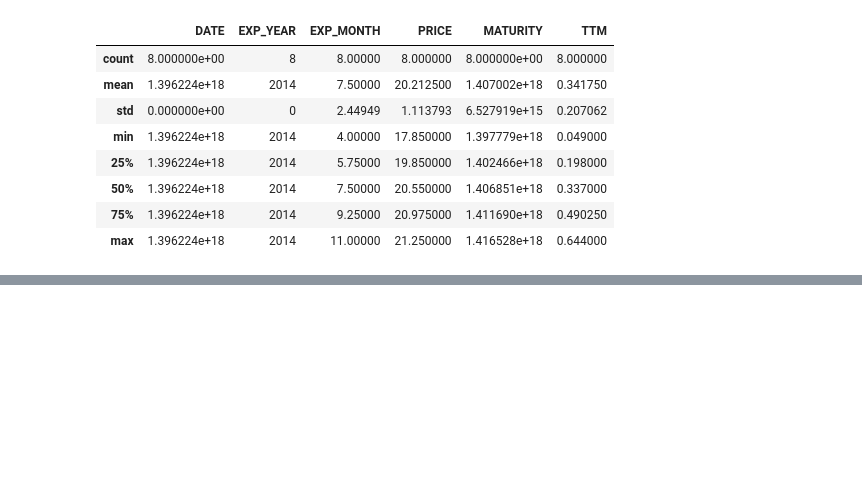
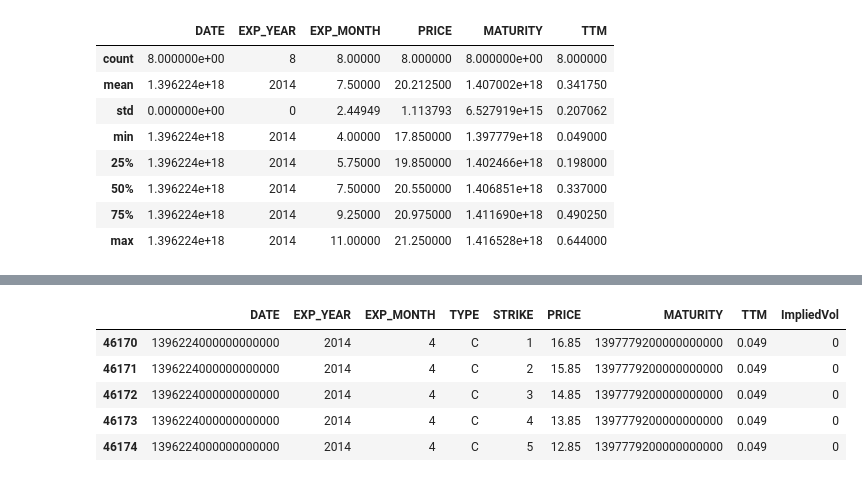
Before and after one commit to arkilic/notebooks, a Jupyter notebook: Implied Volatility and Black Scholes.ipynb, the cells around one changed output, grey strips where cells are left out. Cells and saved outputs as stored; diff of their text form; code cells hidden in the pictures; blank space fills up the shorter version.

Commit message:
WIP: Volatility work, more progress

```diff
--- a/Implied Volatility and Black Scholes.ipynb
+++ b/Implied Volatility and Black Scholes.ipynb
@@ -131,0 +140,12 @@ futures.describe()
+# %%
+# initiate new column for implied volatility
+
+options['ImpliedVol'] = 0.
+options.head()
+# %% [output]
+|  | DATE | EXP_YEAR | EXP_MONTH | TYPE | STRIKE | PRICE | MATURITY | TTM | ImpliedVol |
+| 46170 | 1396224000000000000 | 2014 | 4 | C | 1 | 16.85 | 1397779200000000000 | 0.049 | 0 |
+| 46171 | 1396224000000000000 | 2014 | 4 | C | 2 | 15.85 | 1397779200000000000 | 0.049 | 0 |
+| 46172 | 1396224000000000000 | 2014 | 4 | C | 3 | 14.85 | 1397779200000000000 | 0.049 | 0 |
+| 46173 | 1396224000000000000 | 2014 | 4 | C | 4 | 13.85 | 1397779200000000000 | 0.049 | 0 |
+| 46174 | 1396224000000000000 | 2014 | 4 | C | 5 | 12.85 | 1397779200000000000 | 0.049 | 0 |
```
Also changed, not shown: parts of 3 cells of this notebook, 1 other file.
